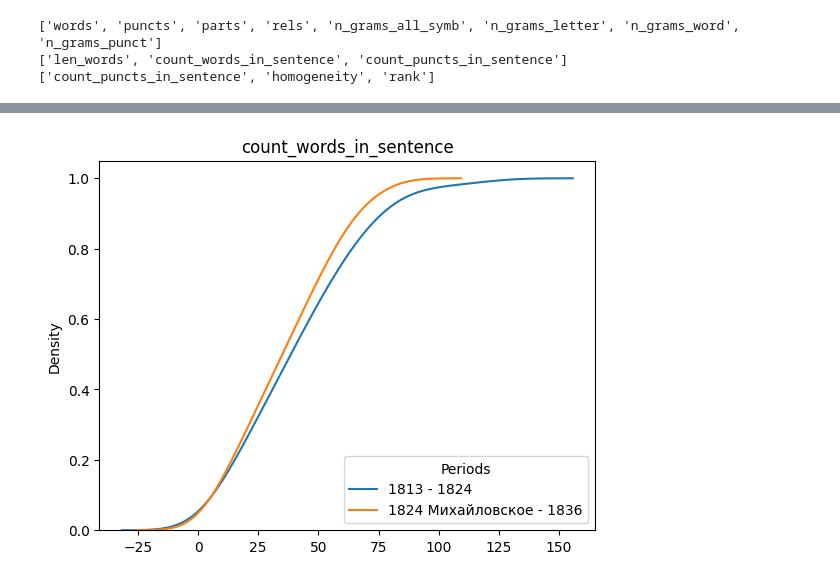
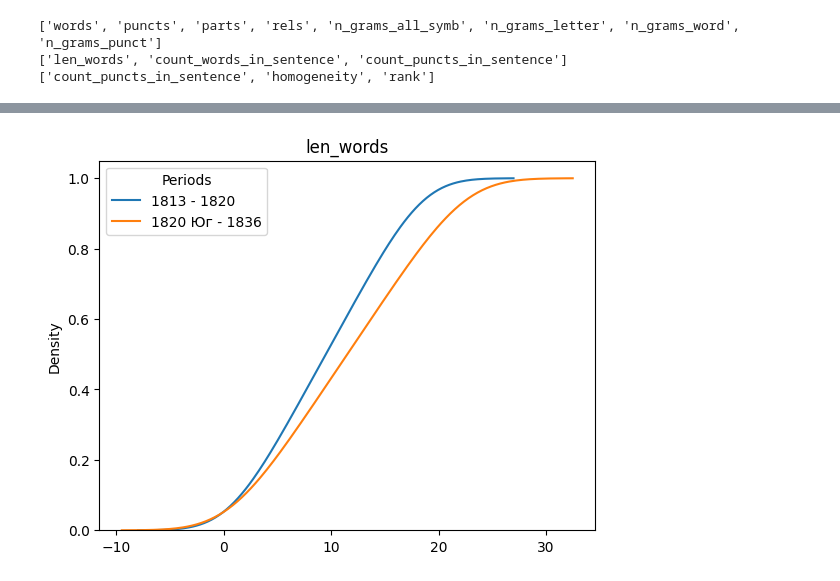
Before and after one commit to gudkovst/Analysis-Pushkin-style, a Jupyter notebook: distributions.ipynb, the cells around one changed output, grey strips where cells are left out. Cells and saved outputs as stored; diff of their text form; code cells hidden in the pictures.

```diff
--- a/distributions.ipynb
+++ b/distributions.ipynb
@@ -30,8 +30,12 @@ statistics on 1836 - 1836
 # %%
 dict_features = ['statistics']
 
+big_per1 = sum(periods[:2], [])
+big_per2 = sum(periods[2:], [])
+pers = [big_per1, big_per2]
+
 for feature in dict_features:
-    for period in periods:
+    for period in pers:
         st = extract_period(period, feature)
         show_dict(st, create_title(period, feature))
 # %% [output]
@@ -81,8 +71,5 @@ emp_periods(periods=pers)
 ... (13 outputs left out)
 # %%
-big_per1 = sum(periods[:3], [])
-big_per2 = sum(periods[3:], [])
-pers = [big_per1, big_per2]
-emp_periods(['count_words_in_sentence'], periods=pers)
+emp_periods(['len_words'], periods=pers)
 # %% [output]
-[figure, old version]
+[figure, new version]
```
Also changed, not shown: parts of 3 cells of this notebook, 3 other files.
